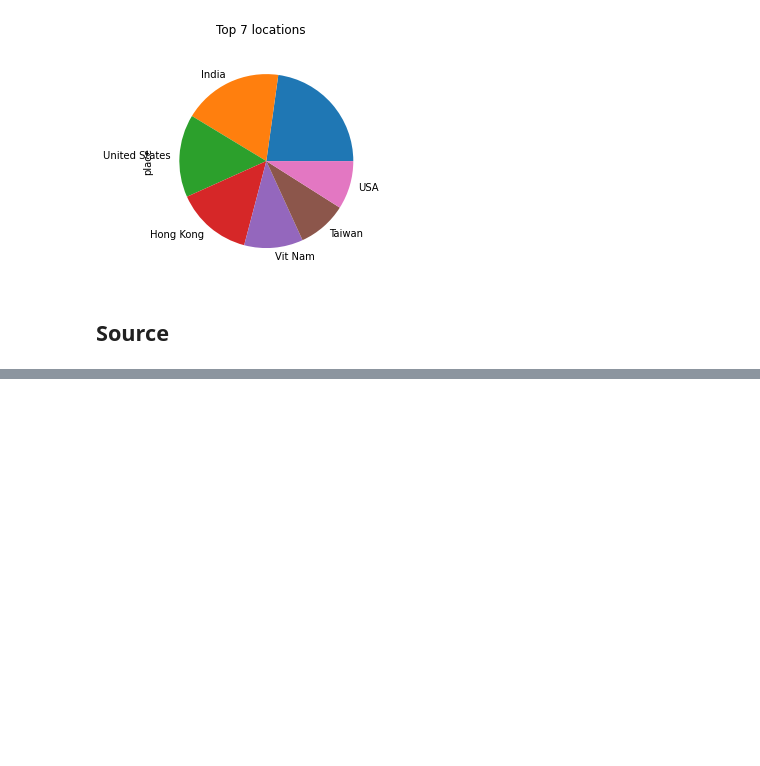
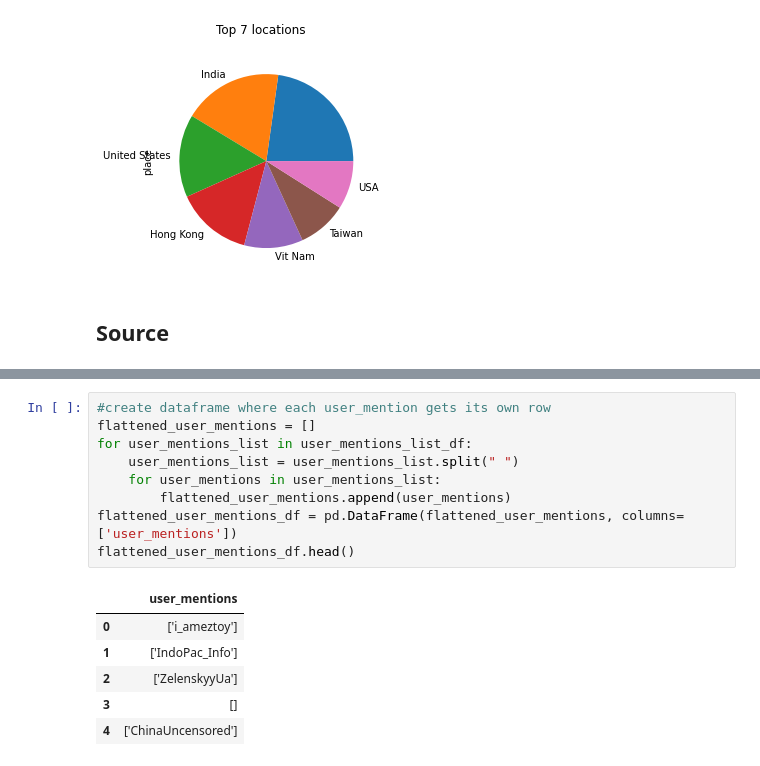
Before and after one commit to zelalemshiferaw/Twitter-Data-Analysis, a Jupyter notebook: Notebooks/data_preprocessing_and_data_exploration.ipynb, the cells around one changed output, grey strips where cells are left out. Drawn from its saved outputs; the diff is of its cells as text; blank space fills up the shorter version.

```diff
--- a/Notebooks/data_preprocessing_and_data_exploration.ipynb
+++ b/Notebooks/data_preprocessing_and_data_exploration.ipynb
@@ -340,0 +392,16 @@ tweets_df["source"].value_counts().head().plot(kind="pie");
+# %%
+#create dataframe where each user_mention gets its own row
+flattened_user_mentions = []
+for user_mentions_list in user_mentions_list_df:
+    user_mentions_list = user_mentions_list.split(" ")
+    for user_mentions in user_mentions_list:
+        flattened_user_mentions.append(user_mentions)
+flattened_user_mentions_df = pd.DataFrame(flattened_user_mentions, columns=['user_mentions'])
+flattened_user_mentions_df.head()
+# %% [output]
+|  | user_mentions |
+| 0 | ['i_ameztoy'] |
+| 1 | ['IndoPac_Info'] |
+| 2 | ['ZelenskyyUa'] |
+| 3 | [] |
+| 4 | ['ChinaUncensored'] |
```
Also changed, not shown: parts of 32 cells of this notebook, 2 other files.
